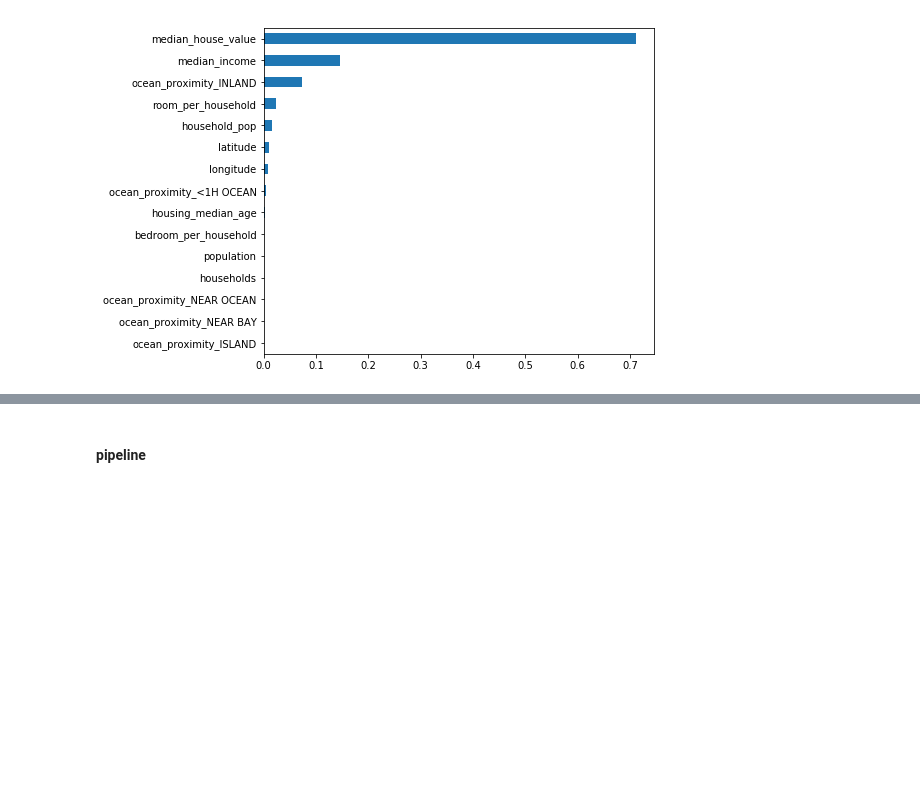
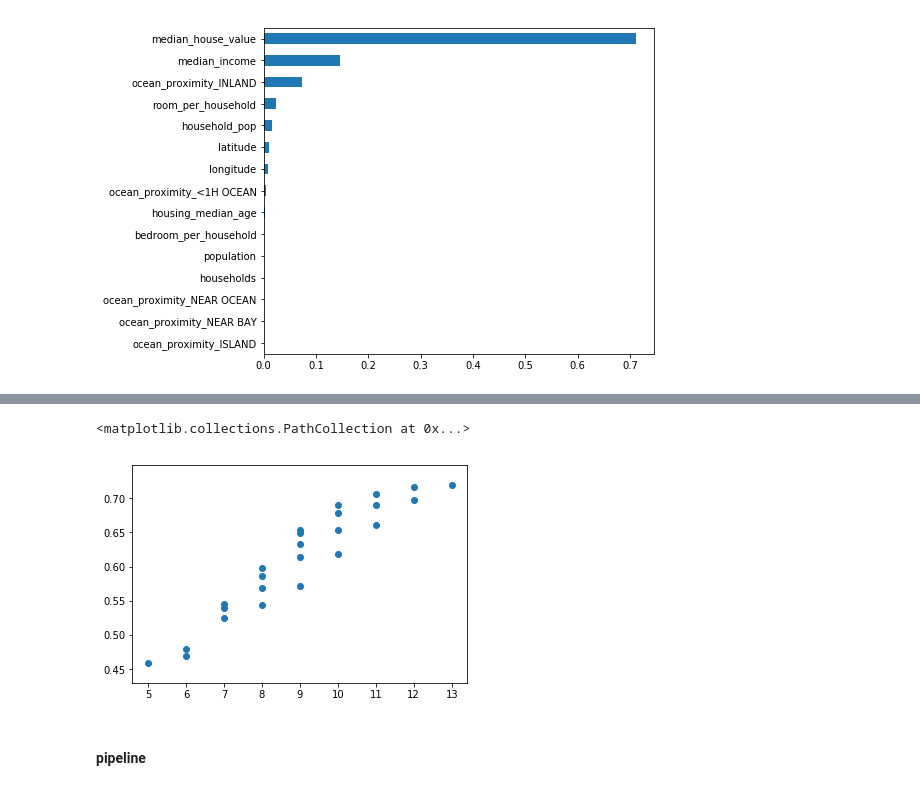
Before and after one commit to zafrinMinoti/CA_Housing, a Jupyter notebook: CA_Housing.ipynb, the cells around one changed output, grey strips where cells are left out. Cells and saved outputs as stored; diff of their text form; code cells hidden in the pictures; blank space fills up the shorter version.

```diff
--- a/CA_Housing.ipynb
+++ b/CA_Housing.ipynb
@@ -371,3 +450,11 @@ rfr2.score(X_test, y_test)
+# %%
+#sns.lmplot(x='param_max_depth', y='mean_test_score', data=cvres_df)
+x = cvres_df['param_max_features'] + cvres_df['param_max_depth']
+y = cvres_df['mean_test_score']
+plt.scatter(x,y)
+# %% [output]
+<matplotlib.collections.PathCollection at 0x...>
+[figure, added]
 # %% [markdown]
 #### pipeline
 # %%
```
Also changed, not shown: parts of 15 cells of this notebook.
